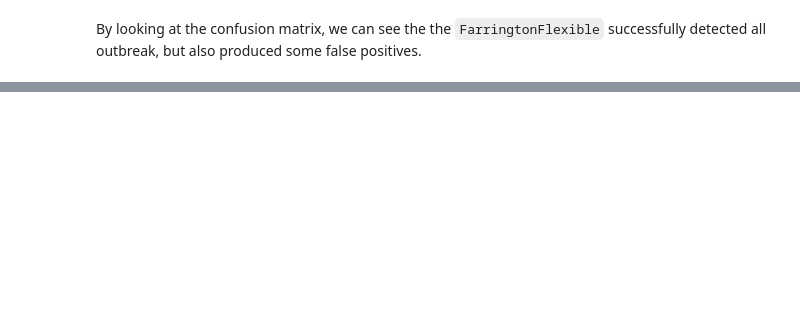
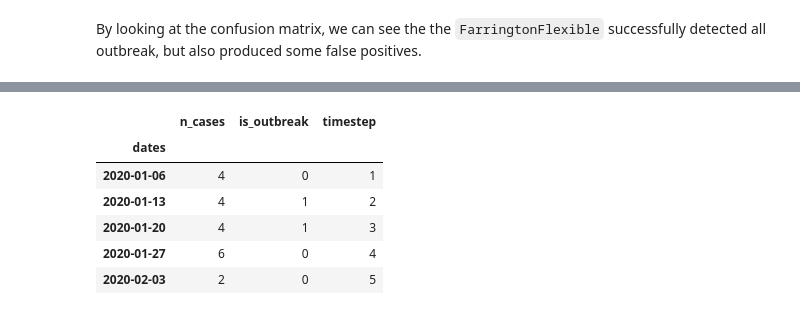
Before and after one commit to JarnoRFB/epysurv, a Jupyter notebook: docs/demo.ipynb, the cells around one changed output, grey strips where cells are left out. Cells and saved outputs as stored; diff of their text form; code cells hidden in the pictures; blank space fills up the shorter version.

```diff
--- a/docs/demo.ipynb
+++ b/docs/demo.ipynb
@@ -79,0 +106,11 @@ plot_confusion_matrix(confusion_matrix(test["outbreak"], pred["alarm"]), class_n
+# %%
+# We can choose when an outbreak is supposed to happen by defining the state parameter
+epidemic_simulation.simulate(5, state=[0,1,1,0,0])
+# %% [output]
+|  | n_cases | is_outbreak | timestep |
+| dates |  |  |  |
+| 2020-01-06 | 4 | 0 | 1 |
+| 2020-01-13 | 4 | 1 | 2 |
+| 2020-01-20 | 4 | 1 | 3 |
+| 2020-01-27 | 6 | 0 | 4 |
+| 2020-02-03 | 2 | 0 | 5 |
```
Also changed, not shown: parts of 10 cells of this notebook, 4 other files.
